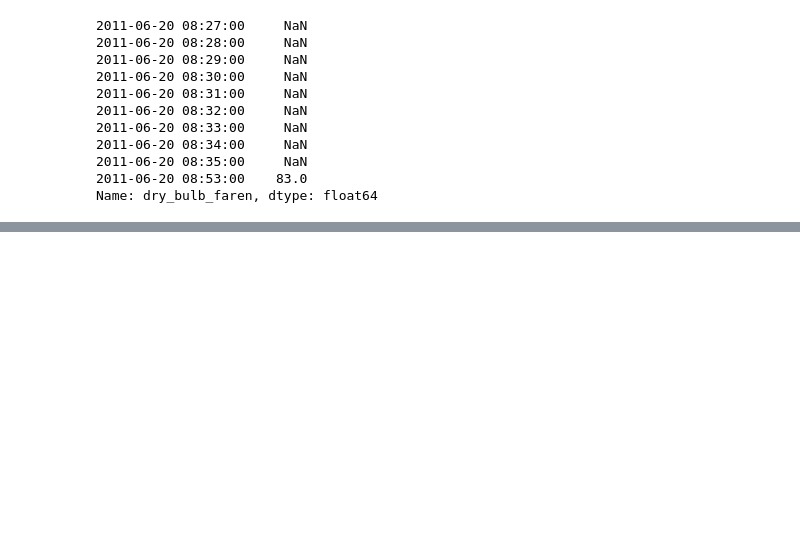
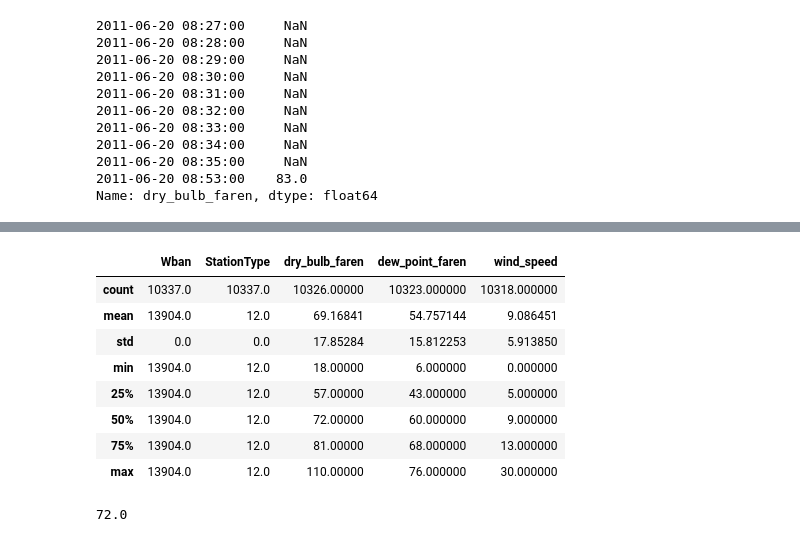
Before and after one commit to rodsveiga/Python-Intro_codes, a Jupyter notebook: sunlight_in_austin.ipynb, the cells around one changed output, grey strips where cells are left out. Cells and saved outputs as stored; diff of their text form; code cells hidden in the pictures; blank space fills up the shorter version.

```diff
--- a/sunlight_in_austin.ipynb
+++ b/sunlight_in_austin.ipynb
@@ -201,0 +231,12 @@ df['dew_point_faren'] = pd.to_numeric(df['dew_point_faren'], errors='coerce')
+# %%
+df.describe()
+# %% [output]
+|  | Wban | StationType | dry_bulb_faren | dew_point_faren | wind_speed |
+| count | 10337.0 | 10337.0 | 10326.00000 | 10323.000000 | 10318.000000 |
+| mean | 13904.0 | 12.0 | 69.16841 | 54.757144 | 9.086451 |
+| std | 0.0 | 0.0 | 17.85284 | 15.812253 | 5.913850 |
+| min | 13904.0 | 12.0 | 18.00000 | 6.000000 | 0.000000 |
+| 25% | 13904.0 | 12.0 | 57.00000 | 43.000000 | 5.000000 |
+| 50% | 13904.0 | 12.0 | 72.00000 | 60.000000 | 9.000000 |
+| 75% | 13904.0 | 12.0 | 81.00000 | 68.000000 | 13.000000 |
+| max | 13904.0 | 12.0 | 110.00000 | 76.000000 | 30.000000 |
@@ -201,0 +247,4 @@ df['dew_point_faren'] = pd.to_numeric(df['dew_point_faren'], errors='coerce')
+# %%
+df['dry_bulb_faren'].median()
+# %% [output]
+72.0
```
Also changed, not shown: parts of 15 cells of this notebook.
